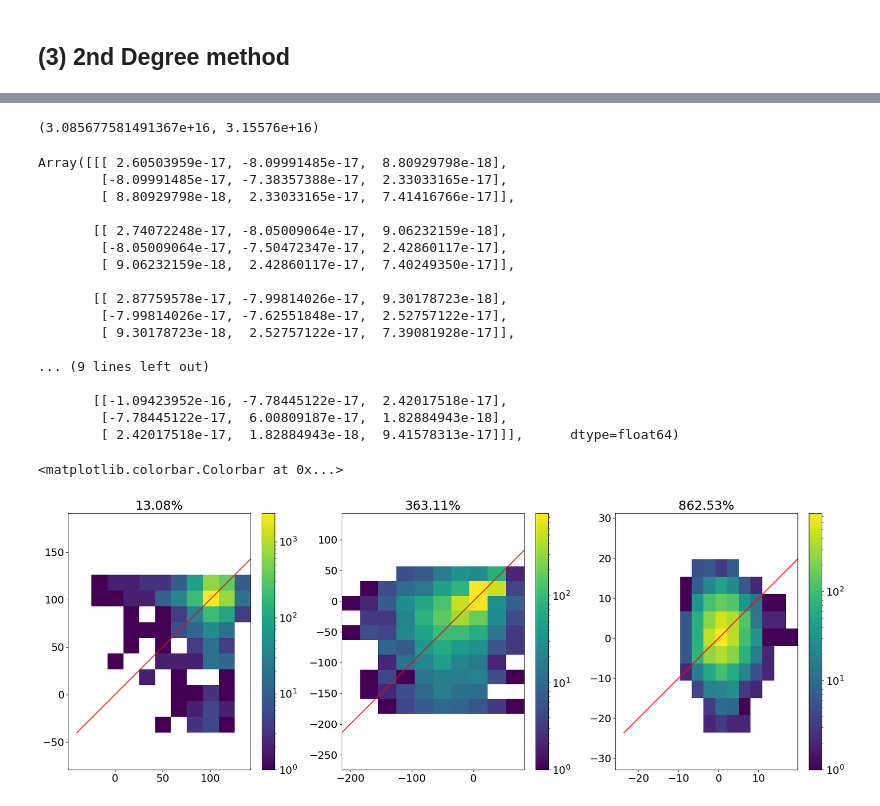
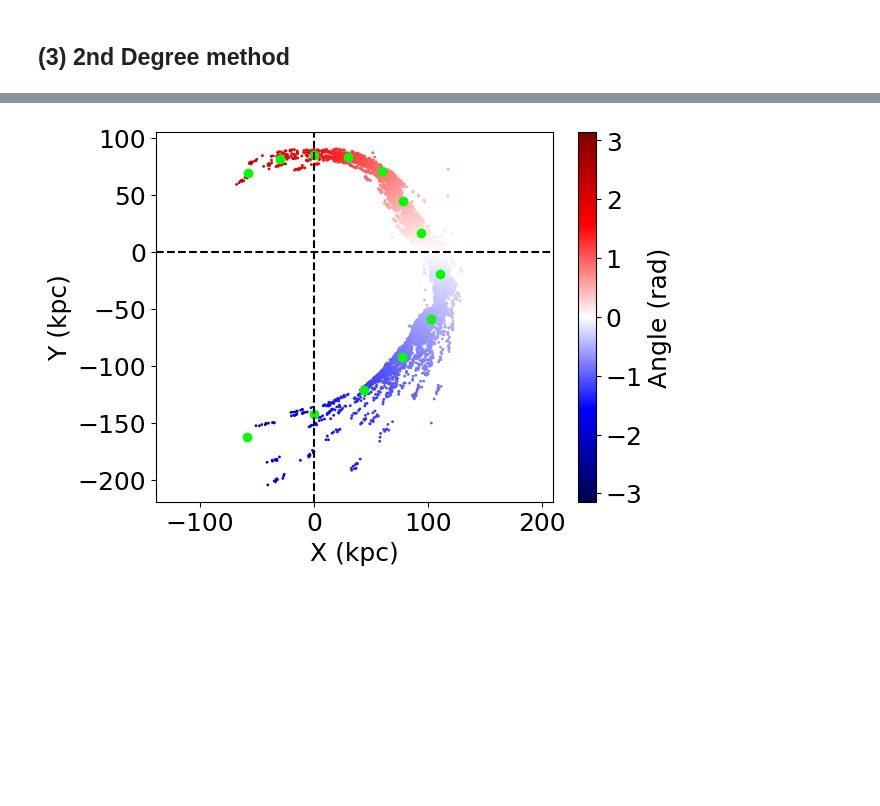
Before and after one commit to David-Chemaly/StreaMAX, a Jupyter notebook: quick_start.ipynb, the cells around one changed output, grey strips where cells are left out. Saved outputs shown, nothing was run; the diff lists cells and outputs as text; code cells hidden in the pictures; blank space fills up the shorter version.

```diff
--- a/quick_start.ipynb
+++ b/quick_start.ipynb
@@ -142,10 +182,12 @@ plt.legend(loc='upper right')
 %autoreload 2
 
 from first import generate_stream_first
+from utils import inference_stream
 
 start = tt.time()
 theta_stream_first, xv_stream_first, theta_sat_first, xv_sat_first, S, dS, refs, samples = generate_stream_first(params,  seed=111)
+theta_samples, xv_samples = inference_stream(theta_stream_first, xv_stream_first, refs, S, seed=111, disp_x=0.5, disp_v=0.5)
 end = tt.time()
 print(f"Time taken to generate stream using First: {end - start:.2f} seconds")
-count_first, theta_bin_first, r_bin_first, w_bin_first = get_track(theta_stream_first, xv_stream_first[:, 0], xv_stream_first[:, 1])
+count_first, theta_bin_first, r_bin_first, w_bin_first = get_track(theta_samples, xv_samples[:, 0], xv_samples[:, 1])
 # %% [output]
@@ -277,55 +195,11 @@ plt.ylim(-200, 200)
-# %%
-from constants import *
-
-KPC_TO_KM, GYR_TO_S
-# %% [output]
-(3.085677581491367e+16, 3.15576e+16)
-# %%
-hessians * KPC_TO_KM**-2 * GYR_TO_S
-# %% [output]
-Array([[[ 2.60503959e-17, -8.09991485e-17,  8.80929798e-18],
-        [-8.09991485e-17, -7.38357388e-17,  2.33033165e-17],
-        [ 8.80929798e-18,  2.33033165e-17,  7.41416766e-17]],
-
-       [[ 2.74072248e-17, -8.05009064e-17,  9.06232159e-18],
-        [-8.05009064e-17, -7.50472347e-17,  2.42860117e-17],
-        [ 9.06232159e-18,  2.42860117e-17,  7.40249350e-17]],
-
-       [[ 2.87759578e-17, -7.99814026e-17,  9.30178723e-18],
-        [-7.99814026e-17, -7.62551848e-17,  2.52757122e-17],
-        [ 9.30178723e-18,  2.52757122e-17,  7.39081928e-17]],
-
-... (9 lines left out)
-
-       [[-1.09423952e-16, -7.78445122e-17,  2.42017518e-17],
-        [-7.78445122e-17,  6.00809187e-17,  1.82884943e-18],
-        [ 2.42017518e-17,  1.82884943e-18,  9.41578313e-17]]],      dtype=float64)
-# %%
-plt.figure(figsize=(24,8))
-plt.subplot(1,3,1)
-plt.title(f'{100*np.mean(abs(xv_stream_spray[::2,0]-even_new[:, 0])/abs(xv_stream_spray[::2,0])):.2f}%')
-plt.hist2d(xv_stream_spray[::2,0], even_new[:, 0], norm='log')
-min = np.min([xv_stream_spray[::2,0], even_new[:, 0]])
-max = np.max([xv_stream_spray[::2,0], even_new[:, 0]])
-plt.plot([min, max], [min, max],c='r')
-plt.axis('equal')
-plt.colorbar()
-plt.subplot(1,3,2)
-plt.title(f'{100*np.mean(abs(xv_stream_spray[::2,1]-even_new[:, 1])/abs(xv_stream_spray[::2,1])):.2f}%')
-plt.hist2d(xv_stream_spray[::2,1], even_new[:, 1], norm='log')
-min = np.min([xv_stream_spray[::2,1], even_new[:, 1]])
-max = np.max([xv_stream_spray[::2,1], even_new[:, 1]])
-plt.plot([min, max], [min, max],c='r')
-plt.axis('equal')
-plt.colorbar()
-plt.subplot(1,3,3)
-plt.title(f'{100*np.mean(abs(xv_stream_spray[::2,2]-even_new[:, 2])/abs(xv_stream_spray[::2,2])):.2f}%')
-plt.hist2d(xv_stream_spray[::2,2], even_new[:, 2], norm='log')
-min = np.min([xv_stream_spray[::2,2], even_new[:, 2]])
-max = np.max([xv_stream_spray[::2,2], even_new[:, 2]])
-plt.plot([min, max], [min, max],c='r')
-plt.axis('equal')
-plt.colorbar()
-# %% [output]
-<matplotlib.colorbar.Colorbar at 0x...>
-[figure, removed]
+# %%
+plt.scatter(xv_samples[:, 0], xv_samples[:, 1], c=theta_samples, s=1, cmap='seismic', vmin=-np.pi, vmax=np.pi)
+plt.colorbar(label='Angle (rad)')
+plt.scatter(r_bin_first*np.cos(theta_bin_first), r_bin_first*np.sin(theta_bin_first), c='lime')
+plt.axvline(0, color='k', linestyle='--')
+plt.axhline(0, color='k', linestyle='--')
+plt.xlabel('X (kpc)')
+plt.ylabel('Y (kpc)')
+plt.axis('equal');
+# %% [output]
+[figure, added]
```
Also changed, not shown: parts of 15 cells of this notebook, 4 other files.
